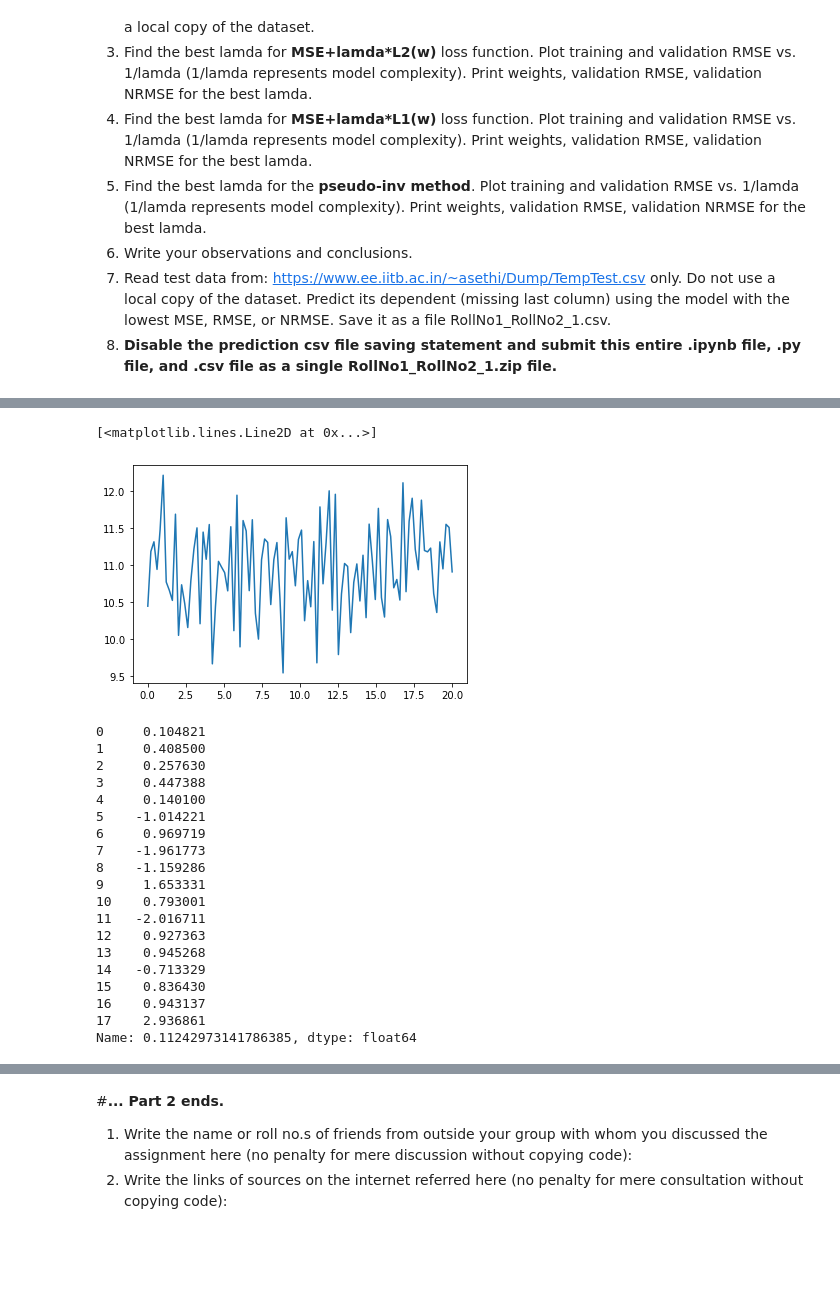
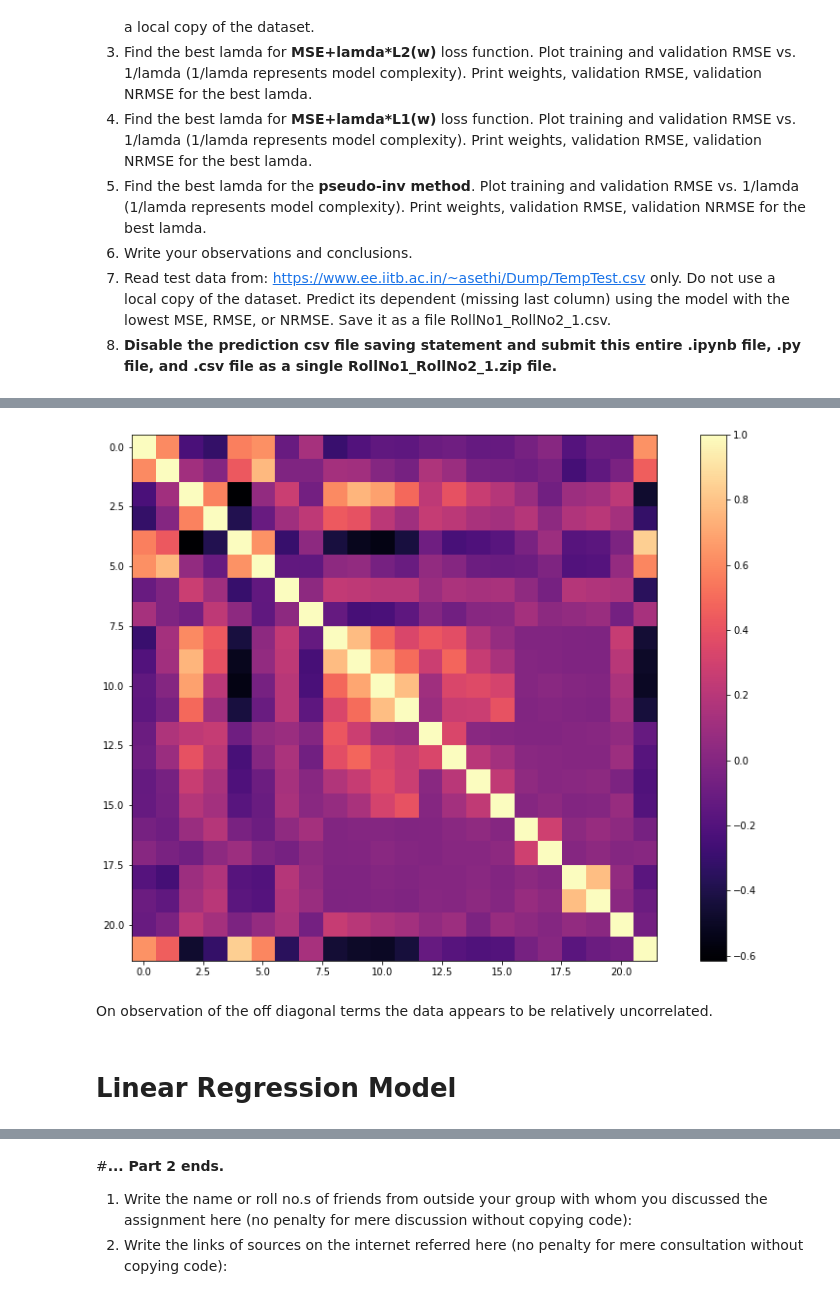
Before and after one commit to KartikIITB/EE769-Assignments, a Jupyter notebook: Assignment_1_Instructions_Template_v3.ipynb, the cells around one changed output, grey strips where cells are left out. Saved outputs shown, nothing was run; the diff lists cells and outputs as text; code cells hidden in the pictures; blank space fills up the shorter version.

```diff
--- a/Assignment_1_Instructions_Template_v3.ipynb
+++ b/Assignment_1_Instructions_Template_v3.ipynb
@@ -372 +371,4 @@ np.testing.assert_array_almost_equal(Pseudo_Inverse(X,t,0.5),np.array([ 0.491,
+# %%
+# Plot sizes.(Taken from Gattu)
+plt.rcParams["figure.figsize"] = (16,10)
 # %%
@@ -407,14 +390,17 @@ X_norm = Normalize(X) # Normalizing train data
 # %%
-# 80:20 split for training and validation
+# 80:20 split for training and validation (Random Shuffle)
 
-train_samples = int(0.8*X_norm.shape[0])
-val_samples = X_norm.shape[0] - train_samples
+train_shuffle = df_train.sample(frac = 1) # Random shuffle
 
-X_train = X_norm.iloc[:train_samples, :]
-t_train = t.iloc[:train_samples]
+# 80:20 split (Number of samples)
+train_samples = int(0.8*train_shuffle.shape[0])
 
-X_val = X_norm.iloc[:val_samples, :]
-t_val = t.iloc[:val_samples]
+# Last column of the training data corresponds to the target variable
+X_train = Normalize(train_shuffle.iloc[:train_samples, :-1])
+t_train = train_shuffle.iloc[:train_samples, -1]
+
+X_val = Normalize(train_shuffle.iloc[train_samples:, :-1])
+t_val = train_shuffle.iloc[train_samples:, -1]
 # %%
 print(X_train.shape)
 print(X_val.shape)
@@ -457,28 +410,11 @@ weights.head()
-# %%
-plt.plot(inv_lamdas, metric_outputs.loc[:, 'val_NRMSE'])
-# %% [output]
-[<matplotlib.lines.Line2D at 0x...>]
-[figure, removed]
-# %%
-lamda_min = metric_outputs.loc[:, 'val_NRMSE'].idxmin()
-weights.loc[lamda_min, :]
-# %% [output]
-0     0.104821
-1     0.408500
-2     0.257630
-3     0.447388
-4     0.140100
-5    -1.014221
-6     0.969719
-7    -1.961773
-8    -1.159286
-9     1.653331
-10    0.793001
-11   -2.016711
-12    0.927363
-13    0.945268
-14   -0.713329
-15    0.836430
-16    0.943137
-17    2.936861
-Name: 0.11242973141786385, dtype: float64
+# %%
+# Looking for correlations in data
+plt.imshow(((train_shuffle-train_shuffle.mean())/train_shuffle.std()).corr(), cmap='magma')
+plt.colorbar()
+plt.show()
+# %% [output]
+[figure, added]
+# %% [markdown]
+On observation of the off diagonal terms the data appears to be relatively uncorrelated.
+# %% [markdown]
+# Linear Regression Model
```
Also changed, not shown: parts of 30 cells of this notebook.
